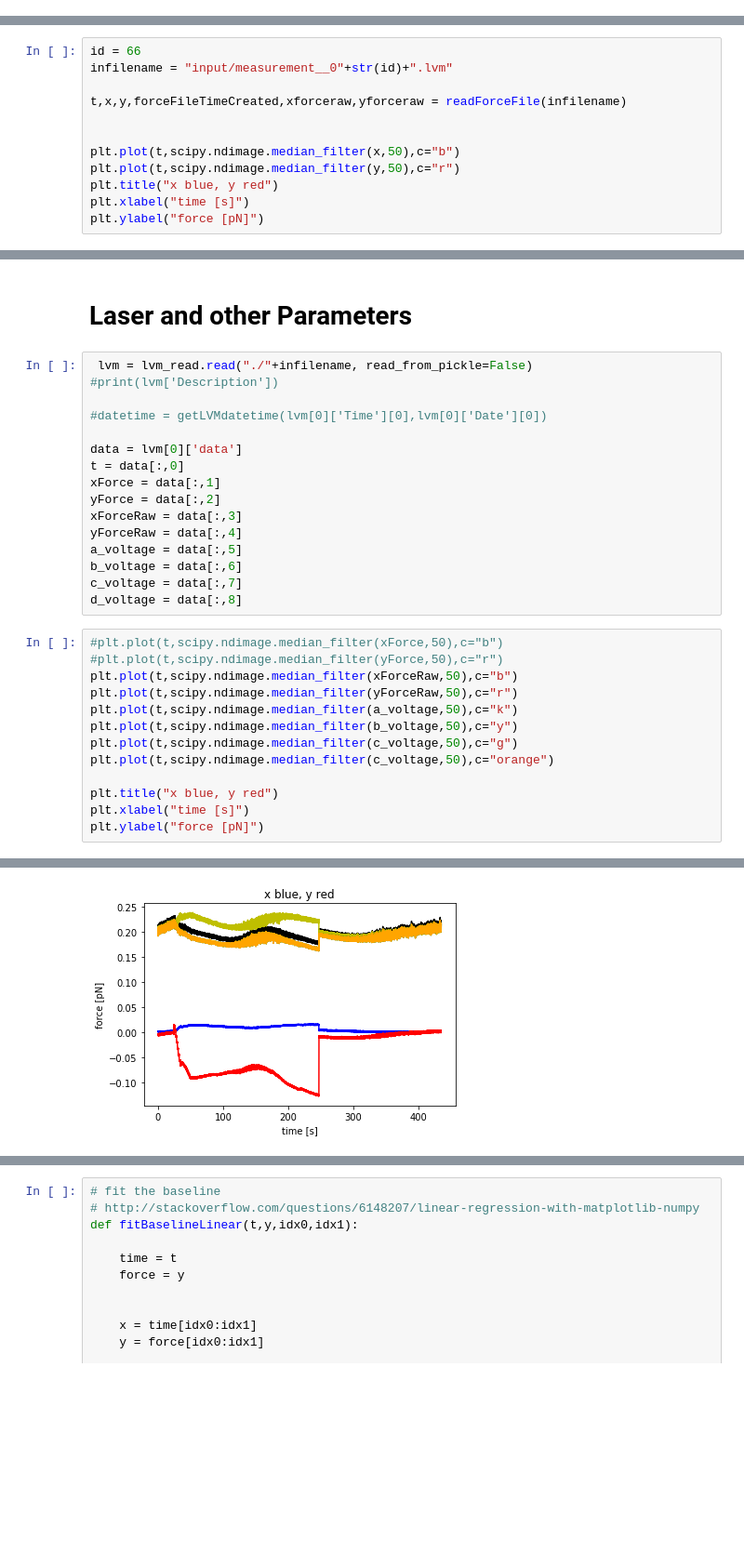
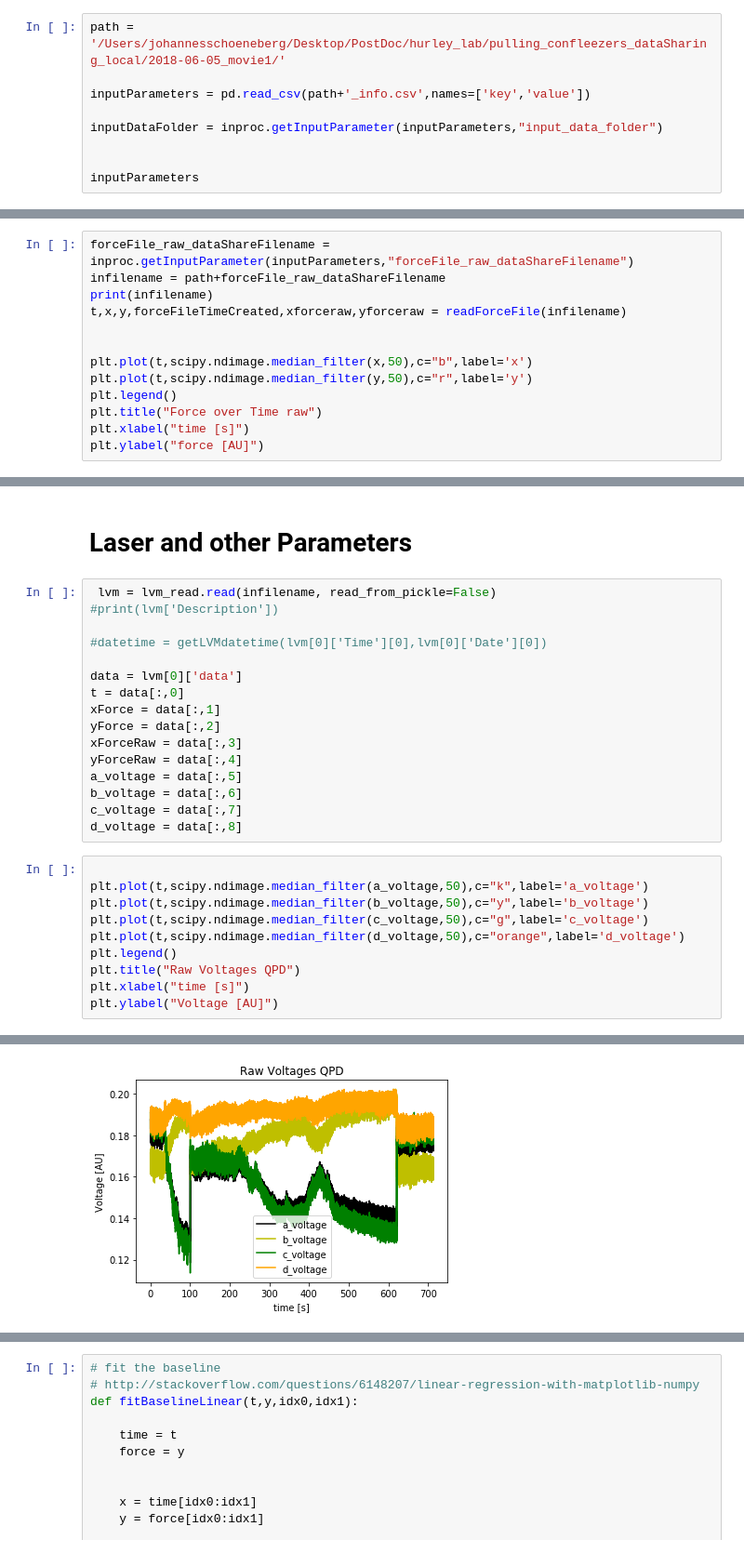
Before and after one commit to JohSchoeneberg/Confleezers, a Jupyter notebook: confleezers_data_analysis/tube__1_analyze_forcefile.ipynb, the cells around one changed output, grey strips where cells are left out. Shown: that part at 93% size. Cells and saved outputs as stored; diff of their text form; blank space fills up the shorter version.

Commit message:
update forceFile analysis for new data

```diff
--- a/confleezers_data_analysis/tube__1_analyze_forcefile.ipynb
+++ b/confleezers_data_analysis/tube__1_analyze_forcefile.ipynb
@@ -13,0 +38,9 @@ import scipy.ndimage
+# %%
+path = '/Users/johannesschoeneberg/Desktop/PostDoc/hurley_lab/pulling_confleezers_dataSharing_local/2018-06-05_movie1/'
+
+inputParameters = pd.read_csv(path+'_info.csv',names=['key','value'])
+
+inputDataFolder = inproc.getInputParameter(inputParameters,"input_data_folder")
+
+
+inputParameters
@@ -67,15 +118,16 @@ def cleanForceFileAfterBreak(forceTrajectory,breakTime):
             newTrace.append(forceTrajectory[i])
     return np.array(newTrace)
 # %%
-id = 66
-infilename = "input/measurement__0"+str(id)+".lvm"
-
+forceFile_raw_dataShareFilename = inproc.getInputParameter(inputParameters,"forceFile_raw_dataShareFilename")
+infilename = path+forceFile_raw_dataShareFilename
+print(infilename)
 t,x,y,forceFileTimeCreated,xforceraw,yforceraw = readForceFile(infilename)
 
 
-plt.plot(t,scipy.ndimage.median_filter(x,50),c="b")
-plt.plot(t,scipy.ndimage.median_filter(y,50),c="r")
-plt.title("x blue, y red")
+plt.plot(t,scipy.ndimage.median_filter(x,50),c="b",label='x')
+plt.plot(t,scipy.ndimage.median_filter(y,50),c="r",label='y')
+plt.legend()
+plt.title("Force over Time raw")
 plt.xlabel("time [s]")
-plt.ylabel("force [pN]")
+plt.ylabel("force [AU]")
 # %% [output]
@@ -84,7 +137,7 @@ Text(0,0.5,'force [pN]')
 # %% [markdown]
 # Laser and other Parameters
 # %%
- lvm = lvm_read.read("./"+infilename, read_from_pickle=False)
+ lvm = lvm_read.read(infilename, read_from_pickle=False)
 #print(lvm['Description'])
 
 #datetime = getLVMdatetime(lvm[0]['Time'][0],lvm[0]['Date'][0])
@@ -100,16 +153,13 @@ b_voltage = data[:,6]
 c_voltage = data[:,7]
 d_voltage = data[:,8]
 # %%
-#plt.plot(t,scipy.ndimage.median_filter(xForce,50),c="b")
-#plt.plot(t,scipy.ndimage.median_filter(yForce,50),c="r")
-plt.plot(t,scipy.ndimage.median_filter(xForceRaw,50),c="b")
-plt.plot(t,scipy.ndimage.median_filter(yForceRaw,50),c="r")
-plt.plot(t,scipy.ndimage.median_filter(a_voltage,50),c="k")
-plt.plot(t,scipy.ndimage.median_filter(b_voltage,50),c="y")
-plt.plot(t,scipy.ndimage.median_filter(c_voltage,50),c="g")
-plt.plot(t,scipy.ndimage.median_filter(c_voltage,50),c="orange")
 
-plt.title("x blue, y red")
+plt.plot(t,scipy.ndimage.median_filter(a_voltage,50),c="k",label='a_voltage')
+plt.plot(t,scipy.ndimage.median_filter(b_voltage,50),c="y",label='b_voltage')
+plt.plot(t,scipy.ndimage.median_filter(c_voltage,50),c="g",label='c_voltage')
+plt.plot(t,scipy.ndimage.median_filter(d_voltage,50),c="orange",label='d_voltage')
+plt.legend()
+plt.title("Raw Voltages QPD")
 plt.xlabel("time [s]")
-plt.ylabel("force [pN]")
+plt.ylabel("Voltage [AU]")
 # %% [output]
@@ -117 +167 @@ Text(0,0.5,'force [pN]')
-[figure, old version]
+[figure, new version]
```
Also changed, not shown: parts of 27 cells of this notebook.
